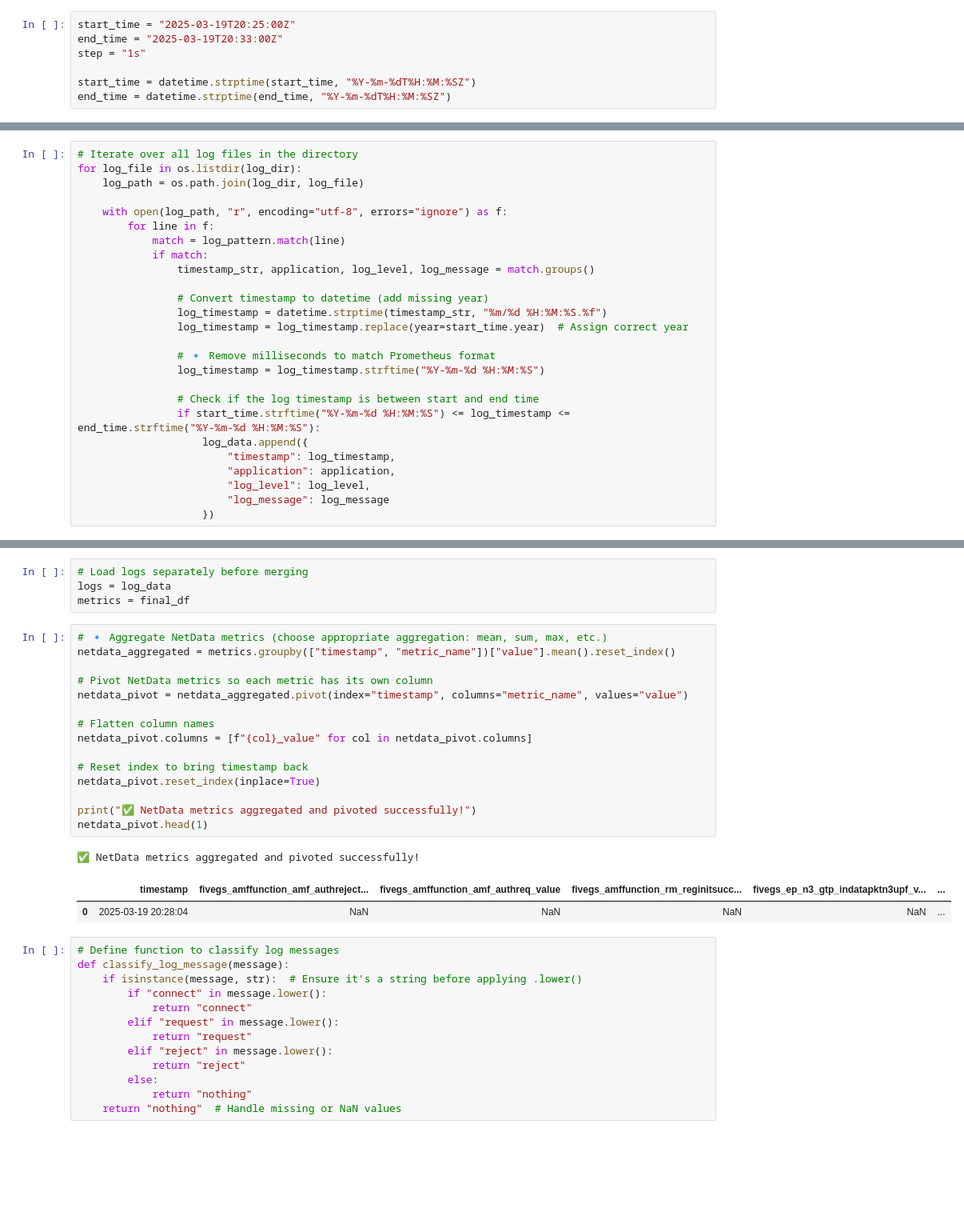
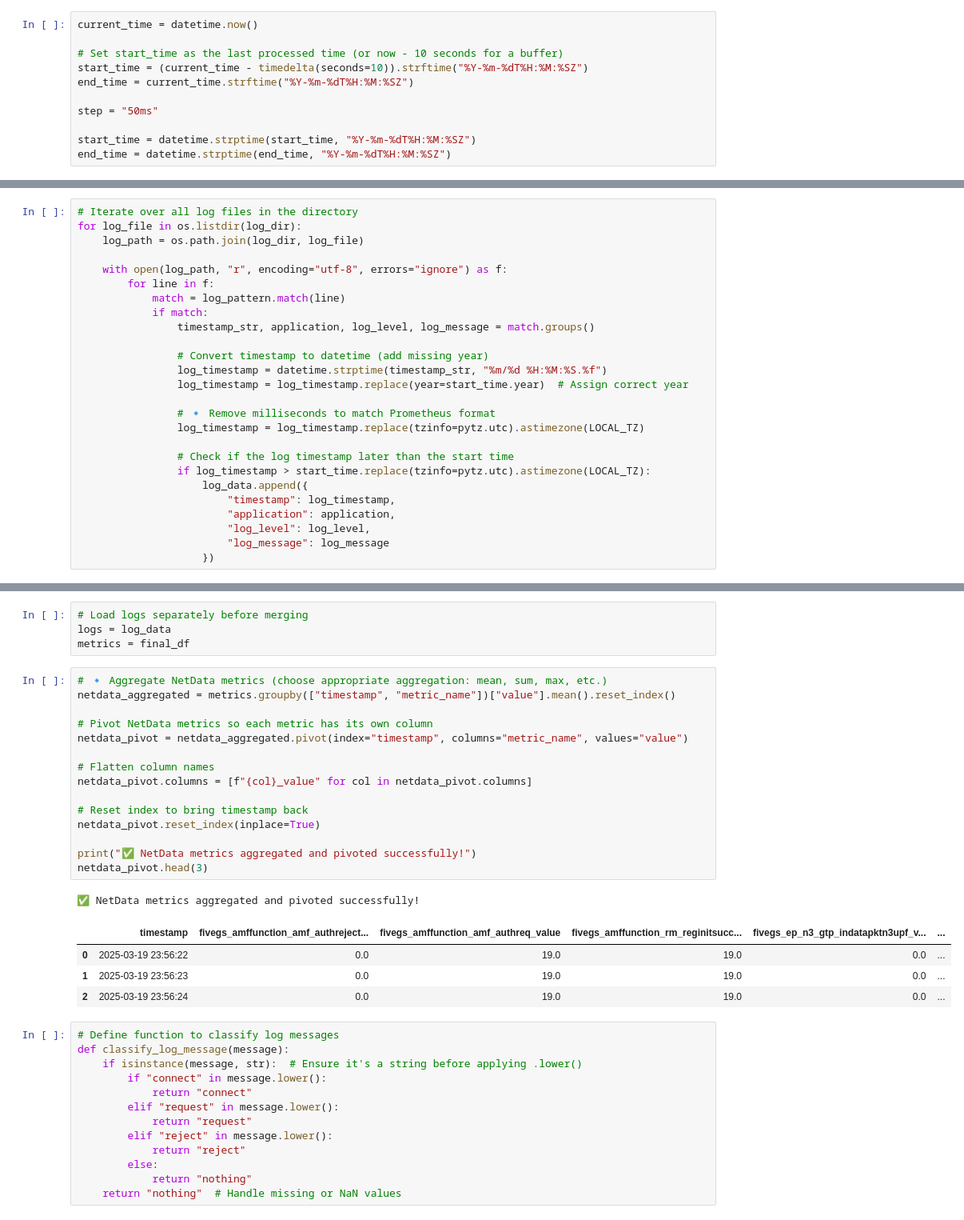
Before and after one commit to xtruhlar/5GDigitalTwin, a Jupyter notebook: Implementation/data/main.ipynb, the cells around one changed output, grey strips where cells are left out. Shown at 80% size. Cells and saved outputs as stored; diff of their text form; blank space fills up the shorter version.

Commit message:
data:real-time

```diff
--- a/Implementation/data/main.ipynb
+++ b/Implementation/data/main.ipynb
@@ -14,9 +16,13 @@ except Exception as e:
 # %% [output]
 Connected to Prometheus
 # %%
-start_time = "2025-03-19T20:25:00Z"
-end_time = "2025-03-19T20:33:00Z"
-step = "1s"
+current_time = datetime.now()
+
+# Set start_time as the last processed time (or now - 10 seconds for a buffer)
+start_time = (current_time - timedelta(seconds=10)).strftime("%Y-%m-%dT%H:%M:%SZ")
+end_time = current_time.strftime("%Y-%m-%dT%H:%M:%SZ")
+
+step = "50ms"
 
 start_time = datetime.strptime(start_time, "%Y-%m-%dT%H:%M:%SZ")
 end_time = datetime.strptime(end_time, "%Y-%m-%dT%H:%M:%SZ")
@@ -140,10 +152,10 @@ for log_file in os.listdir(log_dir):
                 log_timestamp = log_timestamp.replace(year=start_time.year)  # Assign correct year
 
                 # 🔹 Remove milliseconds to match Prometheus format
-                log_timestamp = log_timestamp.strftime("%Y-%m-%d %H:%M:%S")
+                log_timestamp = log_timestamp.replace(tzinfo=pytz.utc).astimezone(LOCAL_TZ)
 
-                # Check if the log timestamp is between start and end time
-                if start_time.strftime("%Y-%m-%d %H:%M:%S") <= log_timestamp <= end_time.strftime("%Y-%m-%d %H:%M:%S"):
+                # Check if the log timestamp later than the start time
+                if log_timestamp > start_time.replace(tzinfo=pytz.utc).astimezone(LOCAL_TZ):
                     log_data.append({
                         "timestamp": log_timestamp,
                         "application": application,
@@ -186,22 +204,24 @@ metrics = final_df
 # %%
 # 🔹 Aggregate NetData metrics (choose appropriate aggregation: mean, sum, max, etc.)
 netdata_aggregated = metrics.groupby(["timestamp", "metric_name"])["value"].mean().reset_index()
 
 # Pivot NetData metrics so each metric has its own column
 netdata_pivot = netdata_aggregated.pivot(index="timestamp", columns="metric_name", values="value")
 
 # Flatten column names
 netdata_pivot.columns = [f"{col}_value" for col in netdata_pivot.columns]
 
 # Reset index to bring timestamp back
 netdata_pivot.reset_index(inplace=True)
 
 print("✅ NetData metrics aggregated and pivoted successfully!")
-netdata_pivot.head(1)
+netdata_pivot.head(3)
 # %% [output]
 ✅ NetData metrics aggregated and pivoted successfully!
 |  | timestamp | fivegs_amffunction_amf_authreject... | fivegs_amffunction_amf_authreq_value | fivegs_amffunction_rm_reginitsucc... | fivegs_ep_n3_gtp_indatapktn3upf_v... | ... |
-| 0 | 2025-03-19 20:28:04 | NaN | NaN | NaN | NaN | ... |
+| 0 | 2025-03-19 23:56:22 | 0.0 | 19.0 | 19.0 | 0.0 | ... |
+| 1 | 2025-03-19 23:56:23 | 0.0 | 19.0 | 19.0 | 0.0 | ... |
+| 2 | 2025-03-19 23:56:24 | 0.0 | 19.0 | 19.0 | 0.0 | ... |
 # %%
 # Define function to classify log messages
 def classify_log_message(message):
```
Also changed, not shown: parts of 23 cells of this notebook, 13 other files.
